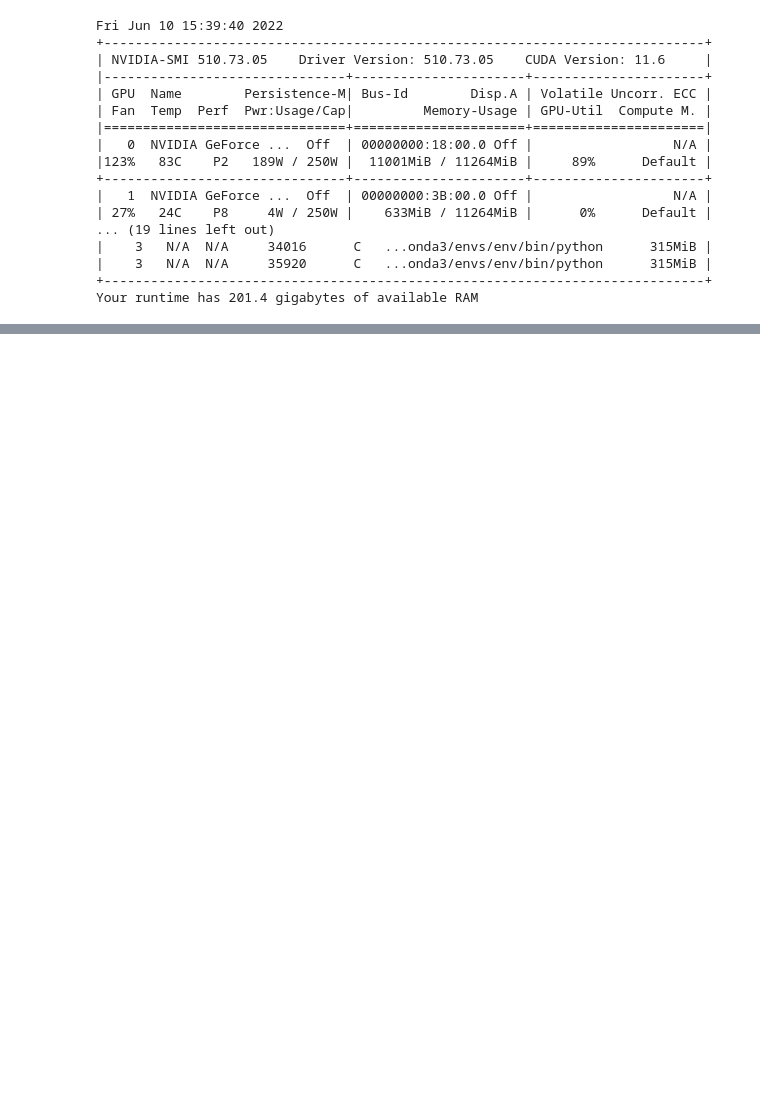
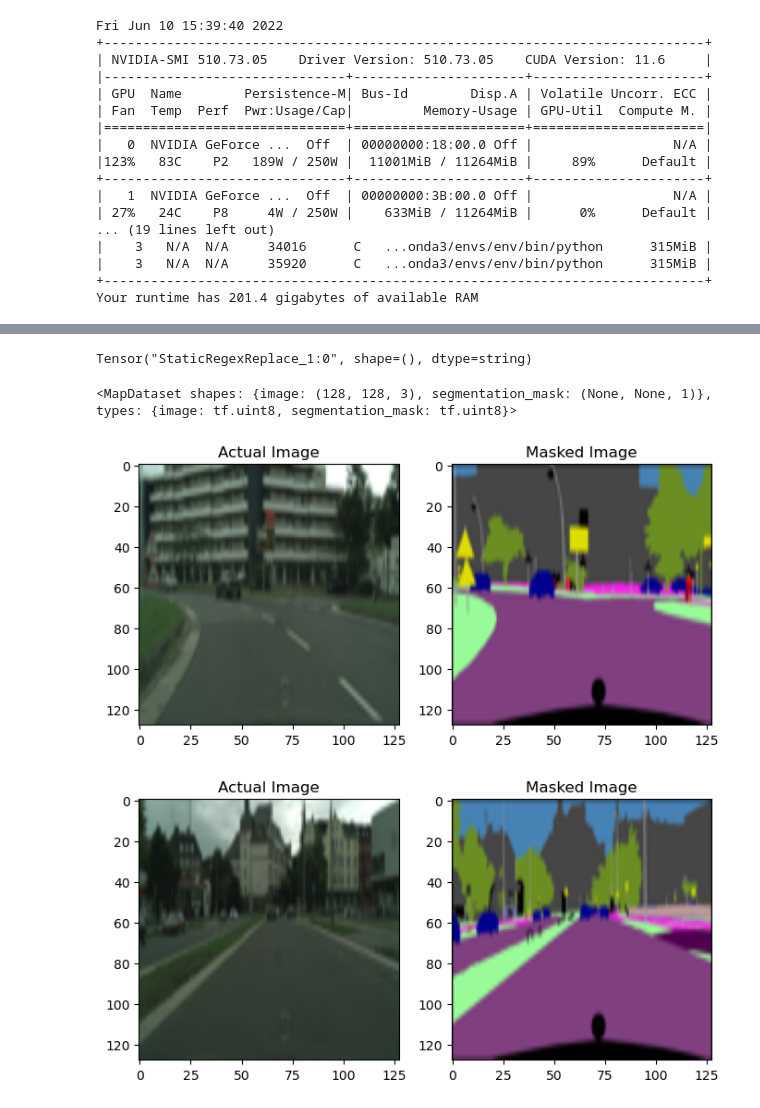
Before and after one commit to rohtkumar/adversarial_attacks_on_segmentation, a Jupyter notebook: notebooks/Untitled.ipynb, the cells around one changed output, grey strips where cells are left out. Saved outputs shown, nothing was run; the diff lists cells and outputs as text; code cells hidden in the pictures; blank space fills up the shorter version.

```diff
--- a/notebooks/Untitled.ipynb
+++ b/notebooks/Untitled.ipynb
@@ -96,0 +143,4 @@ ResourceExhaustedError: failed to allocate memory [Op:AddV2]
+# %%
+
+def get_image_paths(dir):
+    return sorted([dir + path for path in listdir(dir)])
@@ -96,0 +253,31 @@ ResourceExhaustedError: failed to allocate memory [Op:AddV2]
+# %%
+gt_train_ds = tf.data.Dataset.from_tensor_slices(get_image_paths(GT_DIR+'train/'))
+gt_train_ds = gt_train_ds.map(parse_image)
+# %% [output]
+Tensor("StaticRegexReplace_1:0", shape=(), dtype=string)
+# %%
+gt_train_ds
+# %% [output]
+<MapDataset shapes: {image: (128, 128, 3), segmentation_mask: (None, None, 1)}, types: {image: tf.uint8, segmentation_mask: tf.uint8}>
+# %%
+def visualize_images(img, gt, pred):
+    if pred is not None:
+        fig, axes = plt.subplots(1, 3, figsize=(12, 8))
+    else:
+        fig, axes = plt.subplots(1, 2, figsize=(8, 8))
+
+    axes[0].imshow(img)
+    axes[0].set_title('Actual Image')
+
+    axes[1].imshow(gt)
+    axes[1].set_title('Masked Image')
+
+    if pred is not None:
+        axes[2].imshow(pred)
+        axes[2].set_title('Predicted Image')
+# %%
+for img, gt in list(zip(im_train_ds.take(2), gt_train_ds.take(2))):
+    visualize_images(img, gt, None)
+# %% [output]
+[figure, added]
+[figure, added]
```
Also changed, not shown: parts of 15 cells of this notebook, 5 other files.
